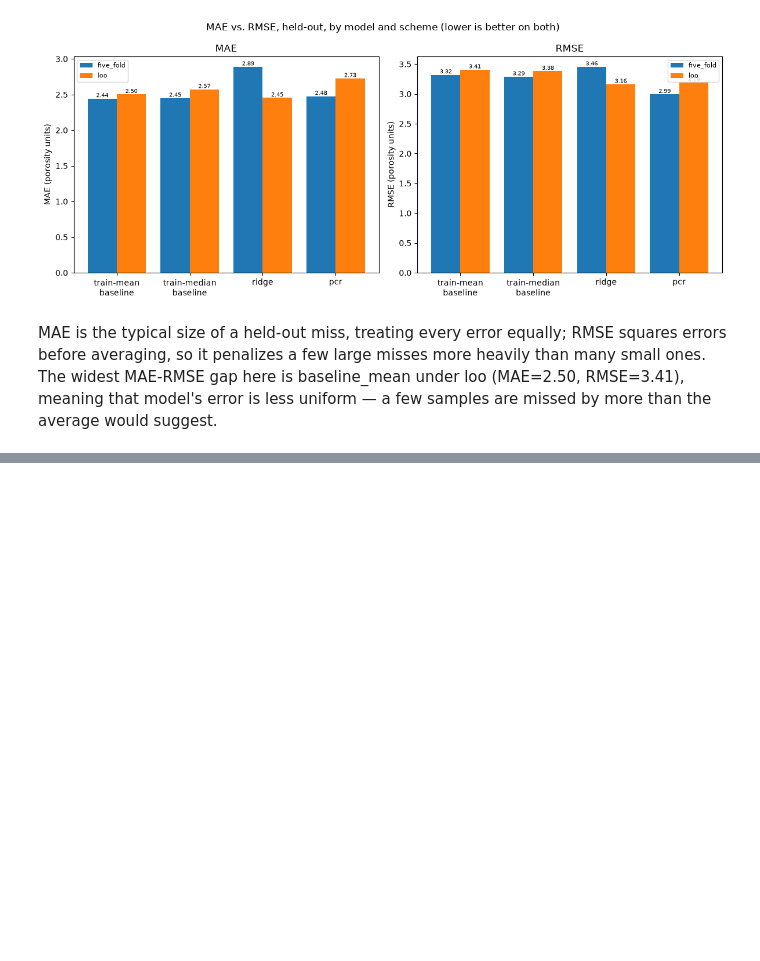
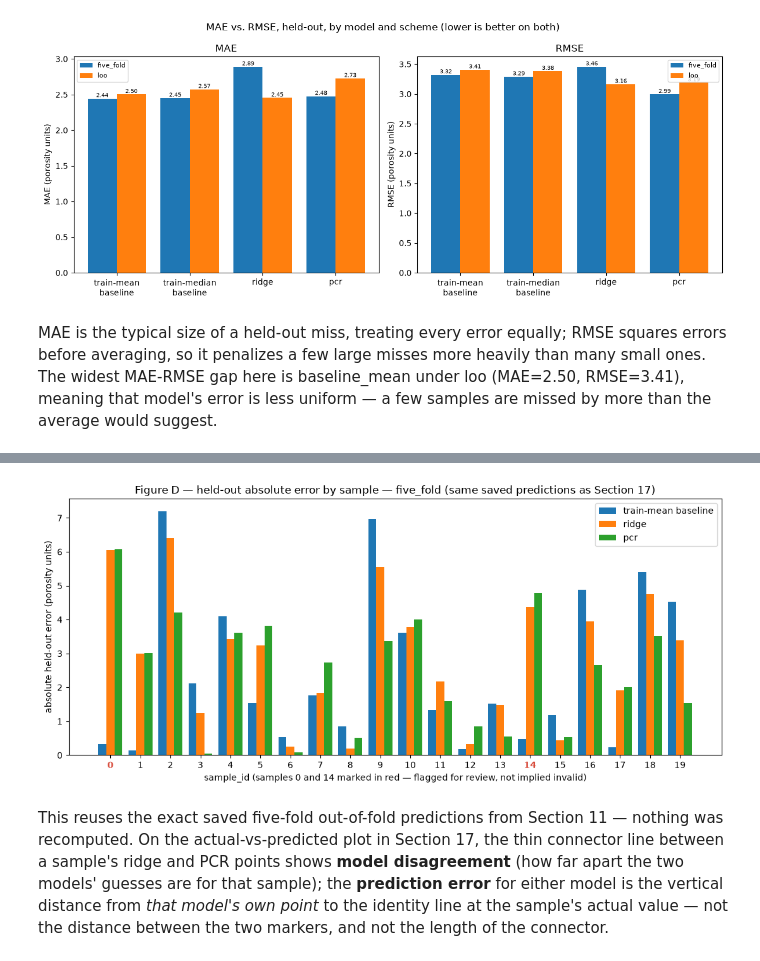
Before and after one commit to Ramandeep72/Machine-Learning-Projects, a Jupyter notebook: porosity_feasibility/porosity_feasibility.ipynb, the cells around one changed output, grey strips where cells are left out. Saved outputs shown, nothing was run; the diff lists cells and outputs as text; code cells hidden in the pictures; blank space fills up the shorter version.

```diff
--- a/porosity_feasibility/porosity_feasibility.ipynb
+++ b/porosity_feasibility/porosity_feasibility.ipynb
@@ -2123,0 +2800,32 @@ Notebook executed successfully at 2026-09-15T16:30:32.755407+00:00
+# %%
+fig, ax = plt.subplots(figsize=(11, 5))
+x = np.arange(len(eval_error_pivot))
+width = 0.8 / len(eval_error_models)
+for i, model in enumerate(eval_error_models):
+    ax.bar(x + i * width, eval_error_pivot[model], width=width, label=eval_model_labels[model].replace("\n", " "))
+ax.set_xticks(x + width * (len(eval_error_models) - 1) / 2)
+tick_labels = [str(int(s)) for s in eval_error_pivot.index]
+ax.set_xticklabels(tick_labels)
+for lbl in ax.get_xticklabels():
+    if int(lbl.get_text()) in focus_samples:
+        lbl.set_color("#d84b3b")
+        lbl.set_fontweight("bold")
+ax.set_xlabel("sample_id (samples 0 and 14 marked in red — flagged for review, not implied invalid)")
+ax.set_ylabel("absolute held-out error (porosity units)")
+ax.set_title(f"Figure D — held-out absolute error by sample — {primary_scheme} (same saved predictions as Section 17)")
+ax.legend()
+fig.tight_layout()
+fig.savefig(DATA_QUALITY_FIGURES_DIR / "error_by_sample_highlighted.png", dpi=150)
+plt.show()
+
+caption_dq_d = (
+    "This reuses the exact saved five-fold out-of-fold predictions from Section 11 — nothing was recomputed. "
+    "On the actual-vs-predicted plot in Section 17, the thin connector line between a sample's ridge and PCR points "
+    "shows **model disagreement** (how far apart the two models' guesses are for that sample); the **prediction "
+    "error** for either model is the vertical distance from *that model's own point* to the identity line at the "
+    "sample's actual value — not the distance between the two markers, and not the length of the connector."
+)
+display(Markdown(caption_dq_d))
+# %% [output]
+[figure, added]
+This reuses the exact saved five-fold out-of-fold predictions from Section 11 — nothing was recomputed. On the actual-vs-predicted plot in Section 17, the thin connector line between a sample's ridge and PCR points shows **model disagreement** (how far apart the two models' guesses are for that sample); the **prediction error** for either model is the vertical distance from *that model's own point* to the identity line at the sample's actual value — not the distance between the two markers, and not the length of the connector.
```
Also changed, not shown: parts of 34 cells of this notebook, 14 other files.
